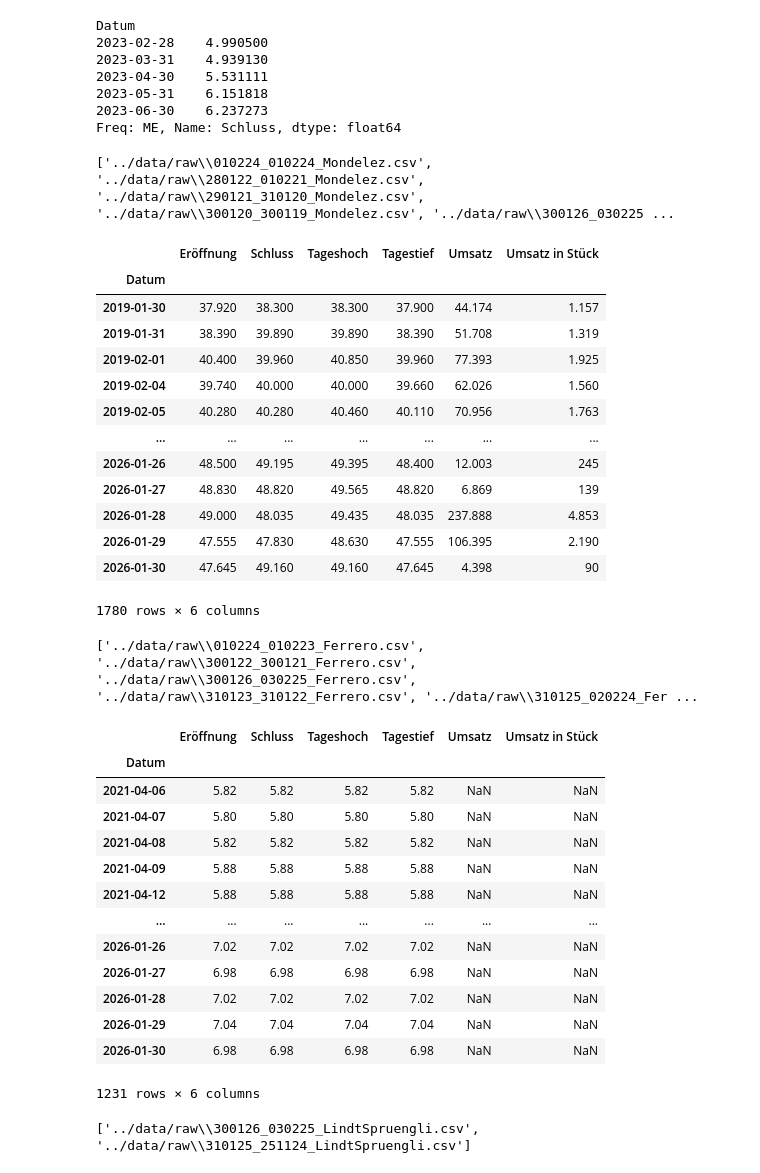
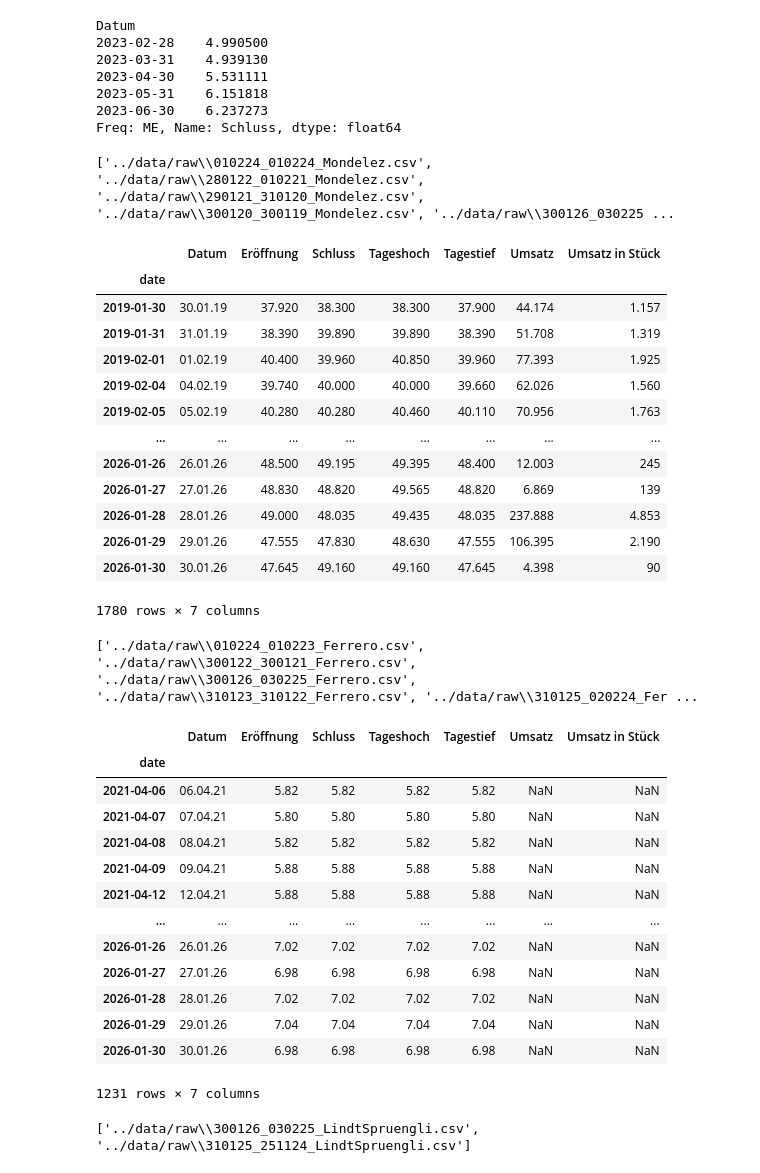
Before and after one commit to salimaabdalla/dpp_projekt_2026, a Jupyter notebook: notebooks/02_shareprice_daily_to_monthly.ipynb, the cells around one changed output. Drawn from its saved outputs; the diff is of its cells as text; code cells hidden in the pictures.

```diff
--- a/notebooks/02_shareprice_daily_to_monthly.ipynb
+++ b/notebooks/02_shareprice_daily_to_monthly.ipynb
@@ -87,42 +87,42 @@ Freq: ME, Name: Schluss, dtype: float64
 # %%
 from glob import glob
 
 # alle Mondelez Dateien finden
 file_list = glob('../data/raw/*_*_Mondelez.csv')
 print(file_list)
 
 df_Mondelez = pd.DataFrame()
 
 for file in file_list:
 
     # CSV-Datei einlesen
     df = pd.read_csv(file, sep=';', decimal=',', skiprows=1)
 
     # Datum in datetime umwandeln und als Index setzen
-    df['Datum'] = pd.to_datetime(df['Datum'], format='%d.%m.%y')
-    df.set_index('Datum', inplace=True)
+    df['date'] = pd.to_datetime(df['Datum'], format='%d.%m.%y')
+    df.set_index('date', inplace=True)
 
     # concating dataframes
     df_Mondelez = pd.concat([df_Mondelez, df], axis=0)
 
 df_Mondelez.sort_index(inplace=True)
 df_Mondelez
 # %% [output]
 ['../data/raw\\010224_010224_Mondelez.csv', '../data/raw\\280122_010221_Mondelez.csv', '../data/raw\\290121_310120_Mondelez.csv', '../data/raw\\300120_300119_Mondelez.csv', '../data/raw\\300126_030225 ...
-|  | Eröffnung | Schluss | Tageshoch | Tagestief | Umsatz | Umsatz in Stück |
-| Datum |  |  |  |  |  |  |
-| 2019-01-30 | 37.920 | 38.300 | 38.300 | 37.900 | 44.174 | 1.157 |
-| 2019-01-31 | 38.390 | 39.890 | 39.890 | 38.390 | 51.708 | 1.319 |
-| 2019-02-01 | 40.400 | 39.960 | 40.850 | 39.960 | 77.393 | 1.925 |
-| 2019-02-04 | 39.740 | 40.000 | 40.000 | 39.660 | 62.026 | 1.560 |
-| 2019-02-05 | 40.280 | 40.280 | 40.460 | 40.110 | 70.956 | 1.763 |
-| ... | ... | ... | ... | ... | ... | ... |
-| 2026-01-26 | 48.500 | 49.195 | 49.395 | 48.400 | 12.003 | 245 |
-| 2026-01-27 | 48.830 | 48.820 | 49.565 | 48.820 | 6.869 | 139 |
-| 2026-01-28 | 49.000 | 48.035 | 49.435 | 48.035 | 237.888 | 4.853 |
-| 2026-01-29 | 47.555 | 47.830 | 48.630 | 47.555 | 106.395 | 2.190 |
-| 2026-01-30 | 47.645 | 49.160 | 49.160 | 47.645 | 4.398 | 90 |
+|  | Datum | Eröffnung | Schluss | Tageshoch | Tagestief | Umsatz | Umsatz in Stück |
+| date |  |  |  |  |  |  |  |
+| 2019-01-30 | 30.01.19 | 37.920 | 38.300 | 38.300 | 37.900 | 44.174 | 1.157 |
+| 2019-01-31 | 31.01.19 | 38.390 | 39.890 | 39.890 | 38.390 | 51.708 | 1.319 |
+| 2019-02-01 | 01.02.19 | 40.400 | 39.960 | 40.850 | 39.960 | 77.393 | 1.925 |
+| 2019-02-04 | 04.02.19 | 39.740 | 40.000 | 40.000 | 39.660 | 62.026 | 1.560 |
+| 2019-02-05 | 05.02.19 | 40.280 | 40.280 | 40.460 | 40.110 | 70.956 | 1.763 |
+| ... | ... | ... | ... | ... | ... | ... | ... |
+| 2026-01-26 | 26.01.26 | 48.500 | 49.195 | 49.395 | 48.400 | 12.003 | 245 |
+| 2026-01-27 | 27.01.26 | 48.830 | 48.820 | 49.565 | 48.820 | 6.869 | 139 |
+| 2026-01-28 | 28.01.26 | 49.000 | 48.035 | 49.435 | 48.035 | 237.888 | 4.853 |
+| 2026-01-29 | 29.01.26 | 47.555 | 47.830 | 48.630 | 47.555 | 106.395 | 2.190 |
+| 2026-01-30 | 30.01.26 | 47.645 | 49.160 | 49.160 | 47.645 | 4.398 | 90 |
-1780 rows × 6 columns
+1780 rows × 7 columns
 # %%
 # alle Ferrero Dateien finden
 file_list = glob('../data/raw/*_*_Ferrero.csv')
@@ -136,8 +136,8 @@ for file in file_list:
     df = pd.read_csv(file, sep=';', decimal=',', skiprows=1)
 
     # Datum in datetime umwandeln und als Index setzen
-    df['Datum'] = pd.to_datetime(df['Datum'], format='%d.%m.%y')
-    df.set_index('Datum', inplace=True)
+    df['date'] = pd.to_datetime(df['Datum'], format='%d.%m.%y')
+    df.set_index('date', inplace=True)
 
     # concating dataframes
     df_Ferrero = pd.concat([df_Ferrero, df], axis=0)
@@ -146,20 +146,20 @@ df_Ferrero.sort_index(inplace=True)
 df_Ferrero
 # %% [output]
 ['../data/raw\\010224_010223_Ferrero.csv', '../data/raw\\300122_300121_Ferrero.csv', '../data/raw\\300126_030225_Ferrero.csv', '../data/raw\\310123_310122_Ferrero.csv', '../data/raw\\310125_020224_Fer ...
-|  | Eröffnung | Schluss | Tageshoch | Tagestief | Umsatz | Umsatz in Stück |
-| Datum |  |  |  |  |  |  |
-| 2021-04-06 | 5.82 | 5.82 | 5.82 | 5.82 | NaN | NaN |
-| 2021-04-07 | 5.80 | 5.80 | 5.80 | 5.80 | NaN | NaN |
-| 2021-04-08 | 5.82 | 5.82 | 5.82 | 5.82 | NaN | NaN |
-| 2021-04-09 | 5.88 | 5.88 | 5.88 | 5.88 | NaN | NaN |
-| 2021-04-12 | 5.88 | 5.88 | 5.88 | 5.88 | NaN | NaN |
-| ... | ... | ... | ... | ... | ... | ... |
-| 2026-01-26 | 7.02 | 7.02 | 7.02 | 7.02 | NaN | NaN |
-| 2026-01-27 | 6.98 | 6.98 | 6.98 | 6.98 | NaN | NaN |
-| 2026-01-28 | 7.02 | 7.02 | 7.02 | 7.02 | NaN | NaN |
-| 2026-01-29 | 7.04 | 7.04 | 7.04 | 7.04 | NaN | NaN |
-| 2026-01-30 | 6.98 | 6.98 | 6.98 | 6.98 | NaN | NaN |
+|  | Datum | Eröffnung | Schluss | Tageshoch | Tagestief | Umsatz | Umsatz in Stück |
+| date |  |  |  |  |  |  |  |
+| 2021-04-06 | 06.04.21 | 5.82 | 5.82 | 5.82 | 5.82 | NaN | NaN |
+| 2021-04-07 | 07.04.21 | 5.80 | 5.80 | 5.80 | 5.80 | NaN | NaN |
+| 2021-04-08 | 08.04.21 | 5.82 | 5.82 | 5.82 | 5.82 | NaN | NaN |
+| 2021-04-09 | 09.04.21 | 5.88 | 5.88 | 5.88 | 5.88 | NaN | NaN |
+| 2021-04-12 | 12.04.21 | 5.88 | 5.88 | 5.88 | 5.88 | NaN | NaN |
+| ... | ... | ... | ... | ... | ... | ... | ... |
+| 2026-01-26 | 26.01.26 | 7.02 | 7.02 | 7.02 | 7.02 | NaN | NaN |
+| 2026-01-27 | 27.01.26 | 6.98 | 6.98 | 6.98 | 6.98 | NaN | NaN |
+| 2026-01-28 | 28.01.26 | 7.02 | 7.02 | 7.02 | 7.02 | NaN | NaN |
+| 2026-01-29 | 29.01.26 | 7.04 | 7.04 | 7.04 | 7.04 | NaN | NaN |
+| 2026-01-30 | 30.01.26 | 6.98 | 6.98 | 6.98 | 6.98 | NaN | NaN |
-1231 rows × 6 columns
+1231 rows × 7 columns
 # %%
 # alle LindtSpruengli Dateien finden
 file_list = glob('../data/raw/*_*_LindtSpruengli.csv')
```
Also changed, not shown: parts of 1 cell of this notebook, 4 other files.
